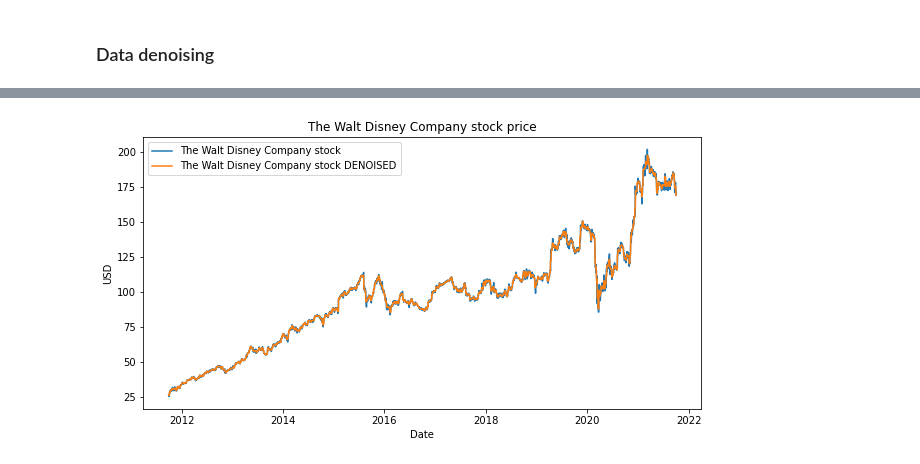
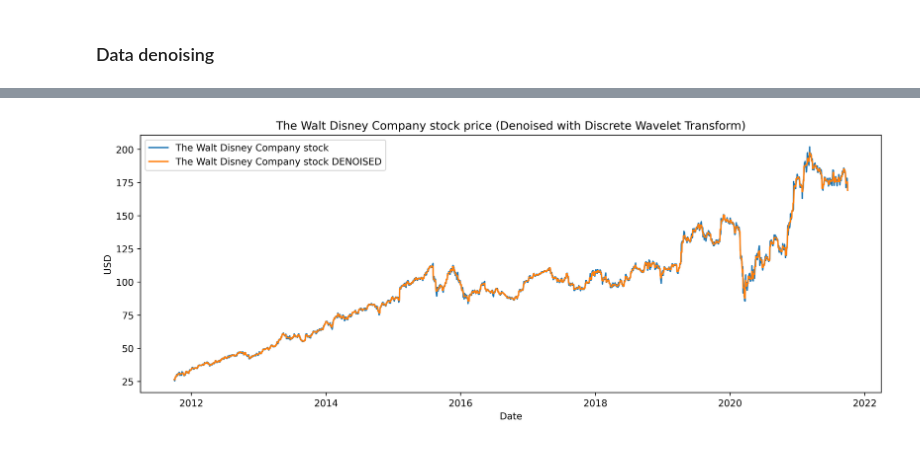
Before and after one commit to wilsonvolker/comparative-study-bgru-gan-model, a Jupyter notebook: 2. Data Processing.ipynb, the cells around one changed output, grey strips where cells are left out. Cells and saved outputs as stored; diff of their text form; code cells hidden in the pictures.

Commit message:
finished wavelet transform. added some diagrams of the preprocessing progress

```diff
--- a/2. Data Processing.ipynb
+++ b/2. Data Processing.ipynb
@@ -15,7 +17,14 @@ import copy
 # %%
-# Useful function
+DIAGRAMS_PATH = "./diagrams"
 def parse_string_to_datetime(x):
     return datetime.strptime(x, '%Y-%m-%d')
+
+def is_stock_hk(stock_name):
+    return ".HK" in stock_name
+
+def create_dir_if_not_exist(dirname):
+    if not os.path.exists(dirname):
+        os.mkdir(dirname)
 # %% [markdown]
 ### Read stock price CSVs
 # %%
@@ -31,6 +40,10 @@ d = {}
 for i in range(len(fns)):
     d[fns[i]] = pd.read_csv(raw_marekt_data_path + csvs[i])
 
+    # parse also the date from string to Datetime object
+    if not isinstance(d[fns[i]]["Date"][0], datetime):
+        d[fns[i]]["Date"] = d[fns[i]]["Date"].apply(parse_string_to_datetime)
+
 # show read csv result - Disney's stock
 d["DIS"]
 # %% [output]
@@ -54,7 +67,7 @@ hk_stock_row_count = 0
 us_stock_row_count = 0
 
 for i in range(len(fns)):
-    if ".HK" in fns[i]:
+    if is_stock_hk(fns[i]):
         hk_stock_row_count = hk_stock_row_count + len(d[fns[i]])
     else:
         us_stock_row_count = us_stock_row_count + len(d[fns[i]])
@@ -244,0 +174,11 @@ DIS_test_denoised
+# %%
+d_denoised = copy.deepcopy(d) # create copy from raw data to prevent overwrite
+denoised_count = 0
+for i in range(len(fns)):
+    tmp_close_price = d_denoised[fns[i]]["Close"]
+    coeff = wavelet_denoise(tmp_close_price)
+    d_denoised[fns[i]]["Close"] = np.sum(coeff, axis=0) # reconstruct and save to the dataframe
+    denoised_count = denoised_count + 1
+    print("{} OK".format(fns[i]))
+
+print("Denoised count: {}".format(denoised_count))
@@ -245,15 +203,18 @@ DIS_test_denoised
 # %%
-if not isinstance(DIS["Date"][0], datetime):
-    DIS["Date"] = DIS["Date"].apply(parse_string_to_datetime)
+# plot the wavelet transformed (denoised) of Walt Disney Stock
+if not isinstance(d_denoised["DIS"]["Date"][0], datetime):
+    d_denoised["DIS"]["Date"] = d_denoised["DIS"]["Date"].apply(parse_string_to_datetime)
 
-plt.figure(figsize=(10, 5))
-plt.plot(DIS['Date'], DIS['Close'], label='The Walt Disney Company stock')
-plt.plot(DIS_test_denoised['Date'], DIS_test_denoised['Close'], label='The Walt Disney Company stock DENOISED')
+plt.figure(figsize=(14, 5), dpi=500, facecolor="white")
+plt.plot(d["DIS"]['Date'], d["DIS"]['Close'], label='The Walt Disney Company stock')
+plt.plot(d_denoised["DIS"]['Date'], d_denoised["DIS"]['Close'], label='The Walt Disney Company stock DENOISED')
 # plt.vlines(date(2016,4, 20), 0, 270, linestyles='--', colors='gray', label='Train/Test data cut-off')
 plt.xlabel('Date')
 plt.ylabel('USD')
-plt.title('The Walt Disney Company stock price')
+plt.title('The Walt Disney Company stock price (Denoised with Discrete Wavelet Transform)')
 plt.legend()
+create_dir_if_not_exist(DIAGRAMS_PATH)
+plt.savefig('{}/{}.png'.format(DIAGRAMS_PATH, plt.gca().get_title()))
 plt.show()
 # %% [output]
-[figure, old version]
+[figure, new version]
```
Also changed, not shown: parts of 13 cells of this notebook, 4 other files.
